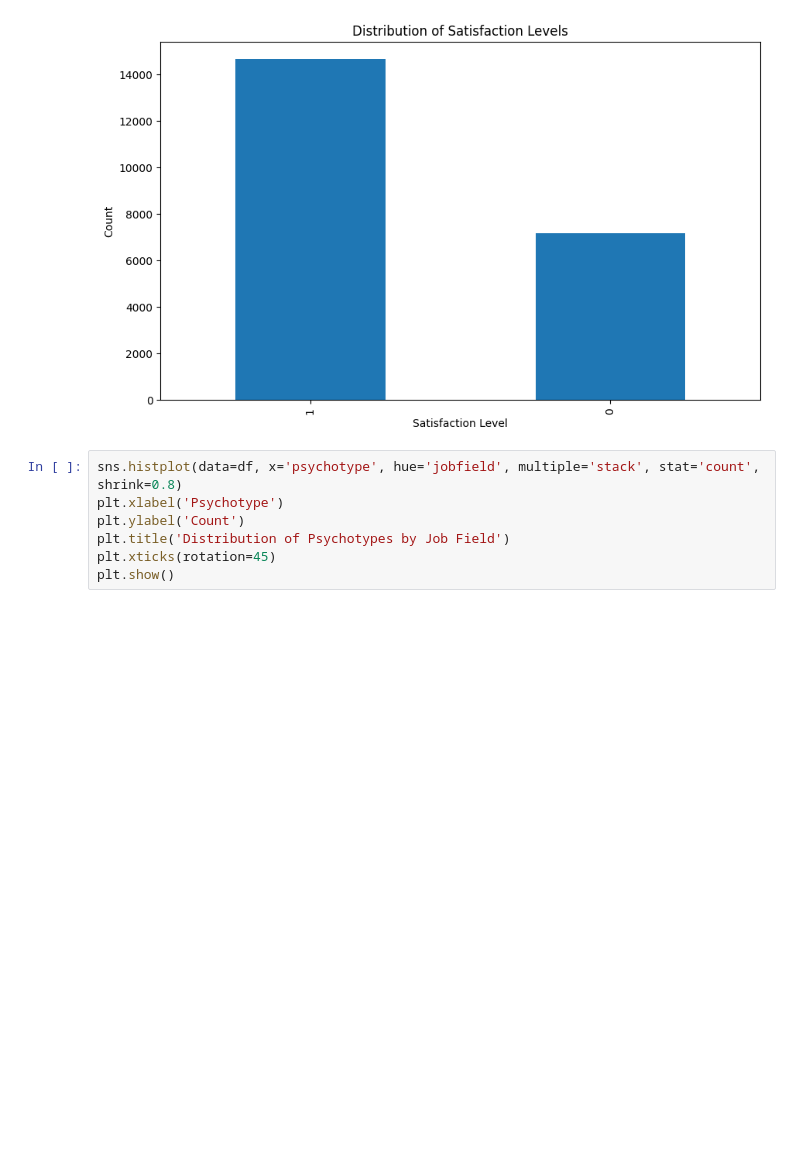
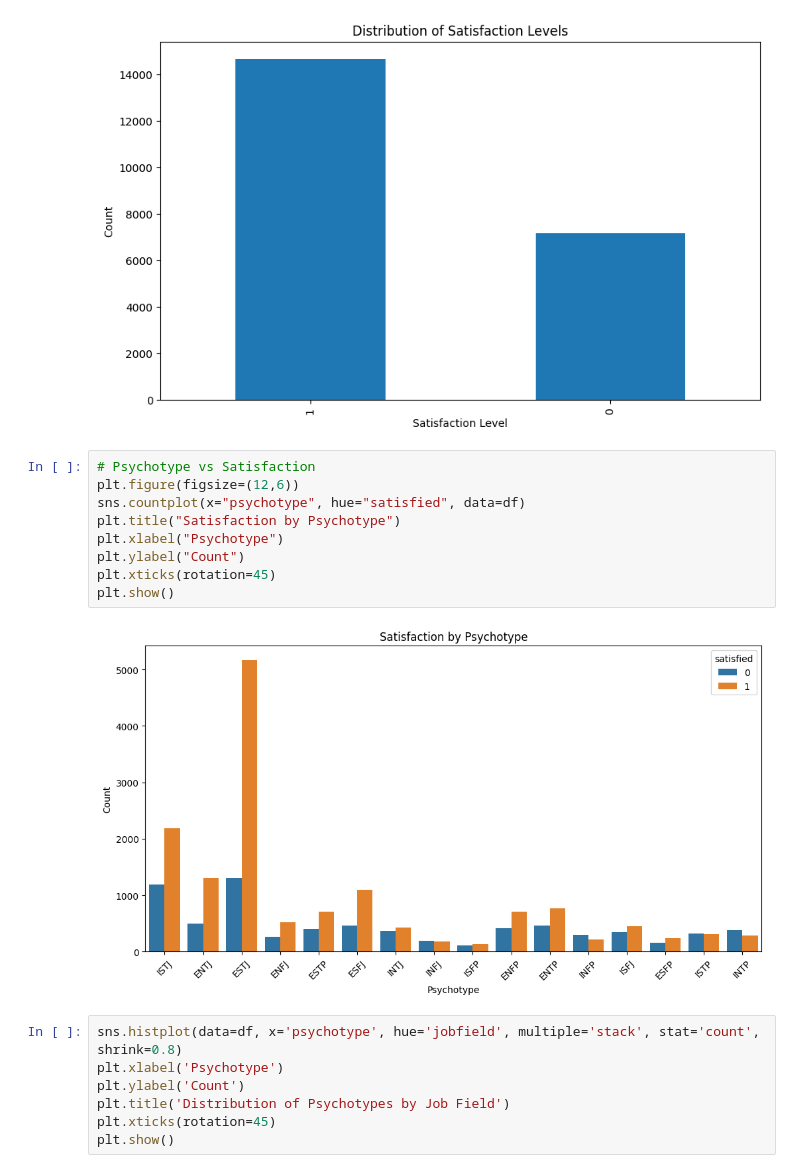
Before and after one commit to Rhea-myat/Dashboard, a Jupyter notebook: Dashboard/Data_Analysis.ipynb, the cells around one changed output. Cells and saved outputs as stored; diff of their text form; blank space fills up the shorter version.

Commit message:
updated data analysis

```diff
--- a/Dashboard/Data_Analysis.ipynb
+++ b/Dashboard/Data_Analysis.ipynb
@@ -205,6 +205,17 @@ plt.title('Distribution of Satisfaction Levels')
 plt.show()
 # %% [output]
 [figure]
+# %%
+# Psychotype vs Satisfaction
+plt.figure(figsize=(12,6))
+sns.countplot(x="psychotype", hue="satisfied", data=df)
+plt.title("Satisfaction by Psychotype")
+plt.xlabel("Psychotype")
+plt.ylabel("Count")
+plt.xticks(rotation=45)
+plt.show()
+# %% [output]
+[figure, added]
 # %%
 sns.histplot(data=df, x='psychotype', hue='jobfield', multiple='stack', stat='count', shrink=0.8)
 plt.xlabel('Psychotype')
```
